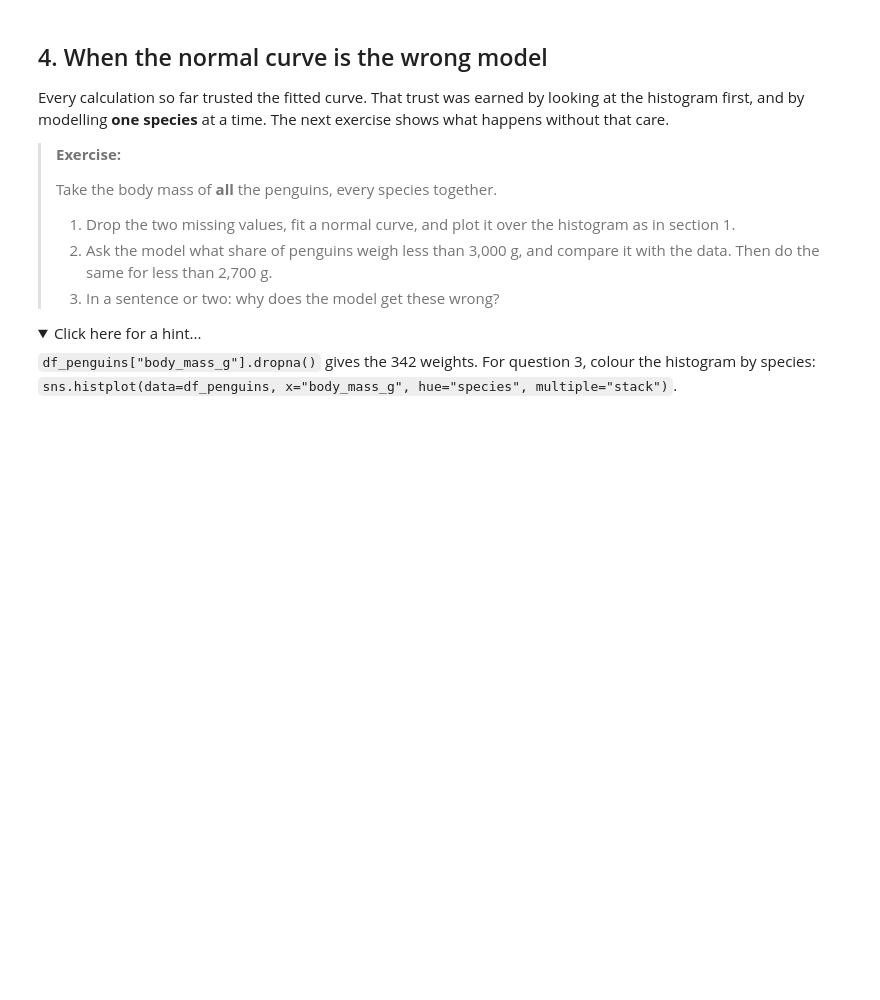
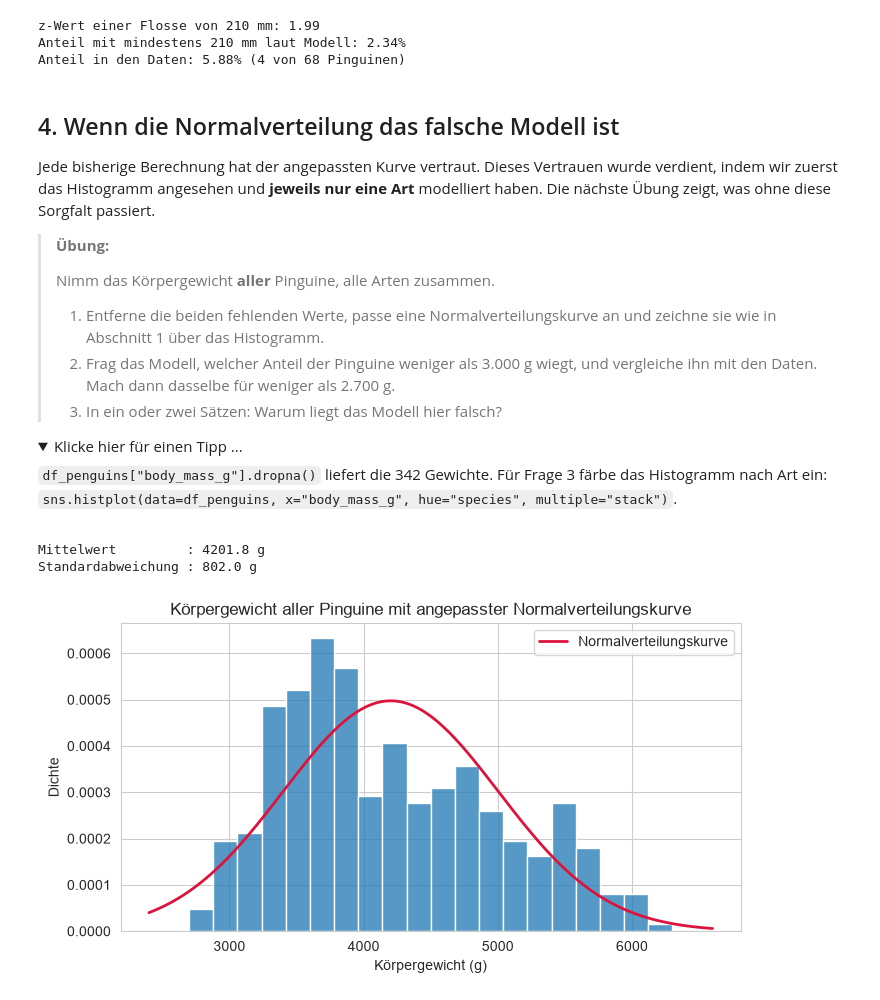
Before and after one commit to lexandros-dev/amle-hypothesis-testing, a Jupyter notebook: 01_distributions.ipynb, the cells around one changed output. Cells and saved outputs as stored; diff of their text form; code cells hidden in the pictures; folded sections open; blank space fills up the shorter version.

```diff
--- a/01_distributions.ipynb
+++ b/01_distributions.ipynb
@@ -274,30 +374,74 @@ beyond it*. A small area means a surprising result.
 # %%
-# your code: z-score of a 210 mm flipper, and the share at least that long
+long_flipper = 210
+
+# wie viele Standardabweichungen über dem Mittelwert?
+z_long = (long_flipper - mean_flipper) / std_flipper
+print(f"z-Wert einer Flosse von {long_flipper} mm: {z_long:.2f}")
+
+# die Fläche ab diesem Wert, auf der z-Skala
+print(f"Anteil mit mindestens {long_flipper} mm laut Modell: {1 - stats.norm.cdf(z_long):.2%}")
+
+# zum Vergleich in den Daten
+print(f"Anteil in den Daten: {(flipper >= long_flipper).mean():.2%} "
+      f"({(flipper >= long_flipper).sum()} von {len(flipper)} Pinguinen)")
+# %% [output]
+z-Wert einer Flosse von 210 mm: 1.99
+Anteil mit mindestens 210 mm laut Modell: 2.34%
+Anteil in den Daten: 5.88% (4 von 68 Pinguinen)
 # %% [markdown]
-## 4. When the normal curve is the wrong model
+## 4. Wenn die Normalverteilung das falsche Modell ist
 
-Every calculation so far trusted the fitted curve. That trust was earned by looking at the
-histogram first, and by modelling **one species** at a time. The next exercise shows what
-happens without that care.
+Jede bisherige Berechnung hat der angepassten Kurve vertraut. Dieses Vertrauen wurde verdient,
+indem wir zuerst das Histogramm angesehen und **jeweils nur eine Art** modelliert haben. Die
+nächste Übung zeigt, was ohne diese Sorgfalt passiert.
 
-> **Exercise:**
+> **Übung:**
 >
-> Take the body mass of **all** the penguins, every species together.
+> Nimm das Körpergewicht **aller** Pinguine, alle Arten zusammen.
 >
-> 1. Drop the two missing values, fit a normal curve, and plot it over the histogram as in
->    section 1.
-> 2. Ask the model what share of penguins weigh less than 3,000 g, and compare it with the
->    data. Then do the same for less than 2,700 g.
-> 3. In a sentence or two: why does the model get these wrong?
+> 1. Entferne die beiden fehlenden Werte, passe eine Normalverteilungskurve an und zeichne sie wie
+>    in Abschnitt 1 über das Histogramm.
+> 2. Frag das Modell, welcher Anteil der Pinguine weniger als 3.000 g wiegt, und vergleiche ihn mit
+>    den Daten. Mach dann dasselbe für weniger als 2.700 g.
+> 3. In ein oder zwei Sätzen: Warum liegt das Modell hier falsch?
 
 <details><summary>
-Click here for a hint...
+Klicke hier für einen Tipp ...
 </summary>
 
-`df_penguins["body_mass_g"].dropna()` gives the 342 weights. For question 3, colour the
-histogram by species: `sns.histplot(data=df_penguins, x="body_mass_g", hue="species",
+`df_penguins["body_mass_g"].dropna()` liefert die 342 Gewichte. Für Frage 3 färbe das Histogramm
+nach Art ein: `sns.histplot(data=df_penguins, x="body_mass_g", hue="species",
 multiple="stack")`.
 </details>
 # %%
-# your code: fit and plot a normal curve for the body mass of all penguins
+# dein Code: Normalverteilungskurve für das Körpergewicht aller Pinguine anpassen und zeichnen
+# alle Pinguine, beide fehlenden Werte entfernt (342 Gewichte)
+mass_all = df_penguins["body_mass_g"].dropna()
+
+mean_all = mass_all.mean()
+std_all = mass_all.std()
+
+print(f"Mittelwert         : {mean_all:.1f} g")
+print(f"Standardabweichung : {std_all:.1f} g")
+
+x = np.linspace(mass_all.min() - 300, mass_all.max() + 300, 200)
+
+fig, ax = plt.subplots(figsize=(8, 4))
+
+# Dichteskala: Die Gesamtfläche der Balken ist 1
+sns.histplot(mass_all, stat="density", bins=20, ax=ax)
+
+# die Normalverteilungskurve mit Mittelwert und Standardabweichung aller Pinguine
+ax.plot(x, stats.norm.pdf(x, loc=mean_all, scale=std_all), color="crimson", linewidth=2,
+        label="Normalverteilungskurve")
+
+ax.set_title("Körpergewicht aller Pinguine mit angepasster Normalverteilungskurve")
+ax.set_xlabel("Körpergewicht (g)")
+ax.set_ylabel("Dichte")
+ax.legend()
+plt.show()
+# %% [output]
+Mittelwert         : 4201.8 g
+Standardabweichung : 802.0 g
+[figure, added]
 # %%
```
Also changed, not shown: parts of 36 cells of this notebook, 3 other files.
